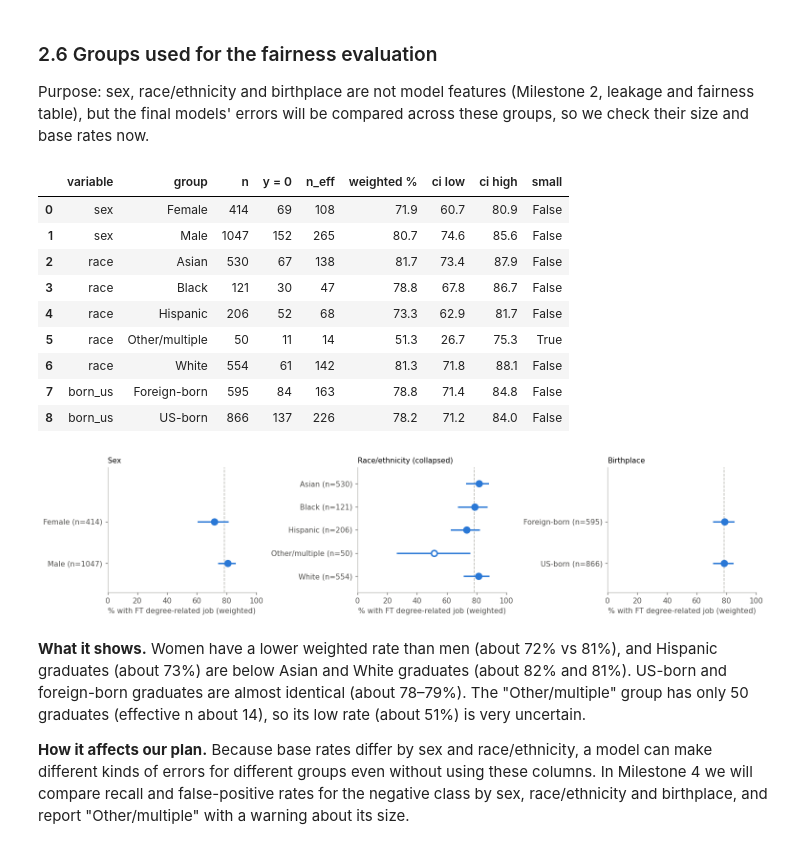
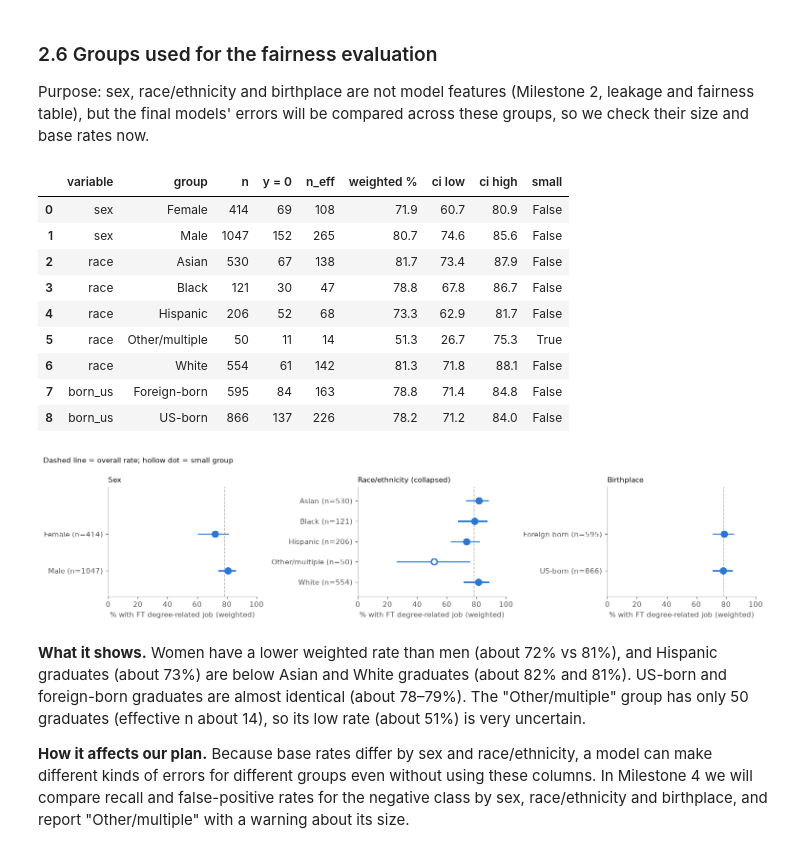
Before and after one commit to pejota81/csci109a, a Jupyter notebook: Milestone3_Group13.ipynb, the cells around one changed output. Saved outputs shown, nothing was run; the diff lists cells and outputs as text; code cells hidden in the pictures.

```diff
--- a/Milestone3_Group13.ipynb
+++ b/Milestone3_Group13.ipynb
@@ -312,25 +319,26 @@ Purpose: sex, race/ethnicity and birthplace are not model features (Milestone 2,
 # %%
 FAIRNESS = {"sex": "Sex", "race": "Race/ethnicity (collapsed)", "born_us": "Birthplace"}
 fair_rates = pd.concat([rate_table(clean, c) for c in FAIRNESS], ignore_index=True)
 display(fair_rates)
 
 fig, axes = plt.subplots(1, 3, figsize=(14, 3.3))
 for ax, (col, title) in zip(axes, FAIRNESS.items()):
     dot_panel(ax, fair_rates[fair_rates.variable == col], title, OVERALL)
     ax.set_xlabel("% with FT degree-related job (weighted)")
+fig.suptitle("Dashed line = overall rate; hollow dot = small group", x=0.01, ha="left", fontsize=10)
 plt.tight_layout(); plt.show()
 # %% [output]
 |  | variable | group | n | y = 0 | n_eff | weighted % | ci low | ci high | small |
 | 0 | sex | Female | 414 | 69 | 108 | 71.9 | 60.7 | 80.9 | False |
 | 1 | sex | Male | 1047 | 152 | 265 | 80.7 | 74.6 | 85.6 | False |
 | 2 | race | Asian | 530 | 67 | 138 | 81.7 | 73.4 | 87.9 | False |
 | 3 | race | Black | 121 | 30 | 47 | 78.8 | 67.8 | 86.7 | False |
 | 4 | race | Hispanic | 206 | 52 | 68 | 73.3 | 62.9 | 81.7 | False |
 | 5 | race | Other/multiple | 50 | 11 | 14 | 51.3 | 26.7 | 75.3 | True |
 | 6 | race | White | 554 | 61 | 142 | 81.3 | 71.8 | 88.1 | False |
 | 7 | born_us | Foreign-born | 595 | 84 | 163 | 78.8 | 71.4 | 84.8 | False |
 | 8 | born_us | US-born | 866 | 137 | 226 | 78.2 | 71.2 | 84.0 | False |
-[figure, old version]
+[figure, new version]
 # %% [markdown]
 **What it shows.** Women have a lower weighted rate than men (about 72% vs 81%), and Hispanic graduates (about 73%) are below Asian and White graduates (about 82% and 81%). US-born and foreign-born graduates are almost identical (about 78–79%). The "Other/multiple" group has only 50 graduates (effective n about 14), so its low rate (about 51%) is very uncertain.
 
```
Also changed, not shown: parts of 11 cells of this notebook.
